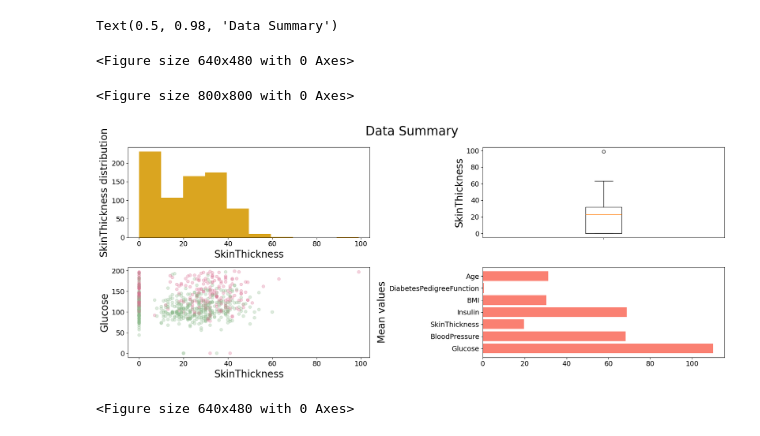
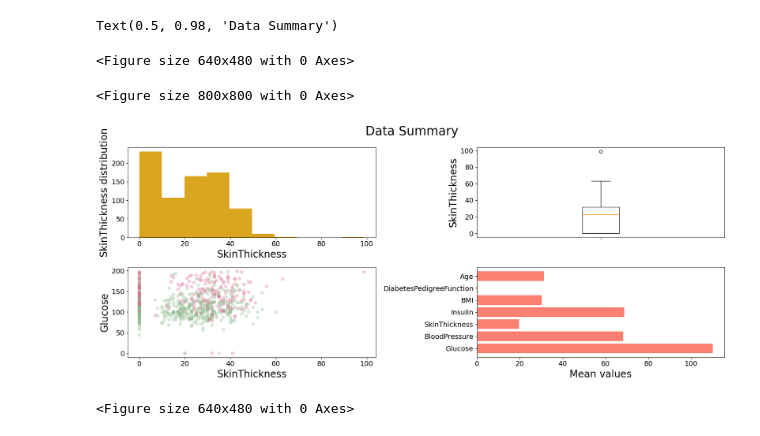
Before and after one commit to leongus1/Data-Visualization-with-Python, a Jupyter notebook: 1_IntroToVisualizationInPython/IntroToVisualizationInPython/StaticPlots/StaticPlots-code.ipynb, the cells around one changed output. Saved outputs shown, nothing was run; the diff lists cells and outputs as text; code cells hidden in the pictures.

```diff
--- a/1_IntroToVisualizationInPython/IntroToVisualizationInPython/StaticPlots/StaticPlots-code.ipynb
+++ b/1_IntroToVisualizationInPython/IntroToVisualizationInPython/StaticPlots/StaticPlots-code.ipynb
@@ -634,35 +639,35 @@ axes[1, 1].barh(bar_positions, bar_heights, color="salmon")
 # Histogram.
 axes[0, 0].set_ylabel("SkinThickness distribution")
 axes[0, 0].set_xlabel("SkinThickness")
 
 # Boxplot.
 axes[0, 1].set_ylabel("SkinThickness")
 
 # Scatterplot.
 axes[1, 0].set_xlabel("SkinThickness")
 axes[1, 0].set_ylabel("Glucose")
 
 # Mean values of categories of variable means.
-axes[1, 1].set_ylabel("Mean values")
+axes[1, 1].set_xlabel("Mean values")
 
 # No labels for ticks for boxplot.
 axes[0, 1].xaxis.set_ticklabels([""])
 
 # Tick positions set to bar positions in bar chart.
 axes[1, 1].yaxis.set_ticks(bar_positions)
 
 # Tick labels set to bar categories in bar chart.
 axes[1, 1].yaxis.set_ticklabels(bar_labels)
 
 plt.rcParams["axes.labelsize"] = 20
 plt.rcParams["figure.titlesize"] = 25
 fig.set_size_inches(18, 7.5)
 fig.suptitle("Data Summary")
 plt.tight_layout()
 # %% [output]
 <Figure size 640x480 with 0 Axes>
 <Figure size 800x800 with 0 Axes>
-[figure, old version]
+[figure, new version]
 # %%
 # =================================================-
 #### Slide 18/29: Compound visualizations: layered plots (cont'd)  ####
```
Also changed, not shown: parts of 15 cells of this notebook.
